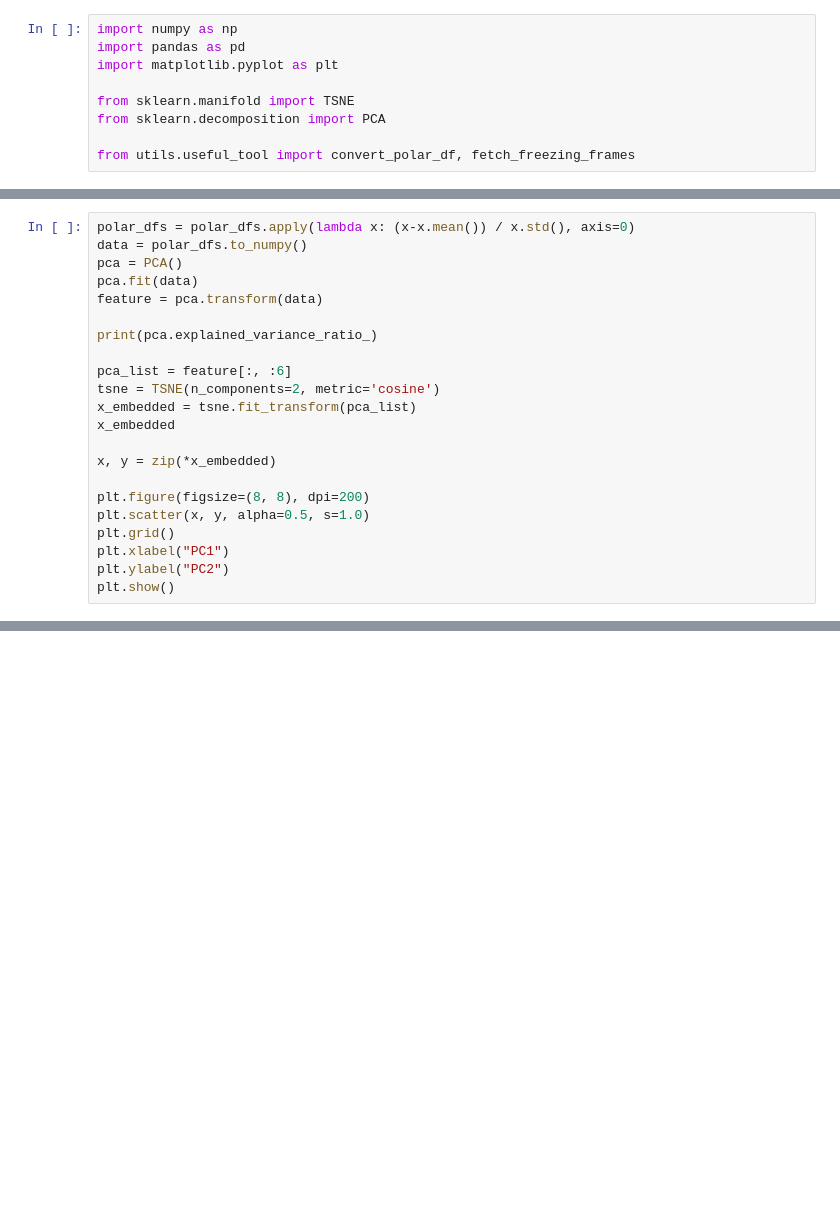
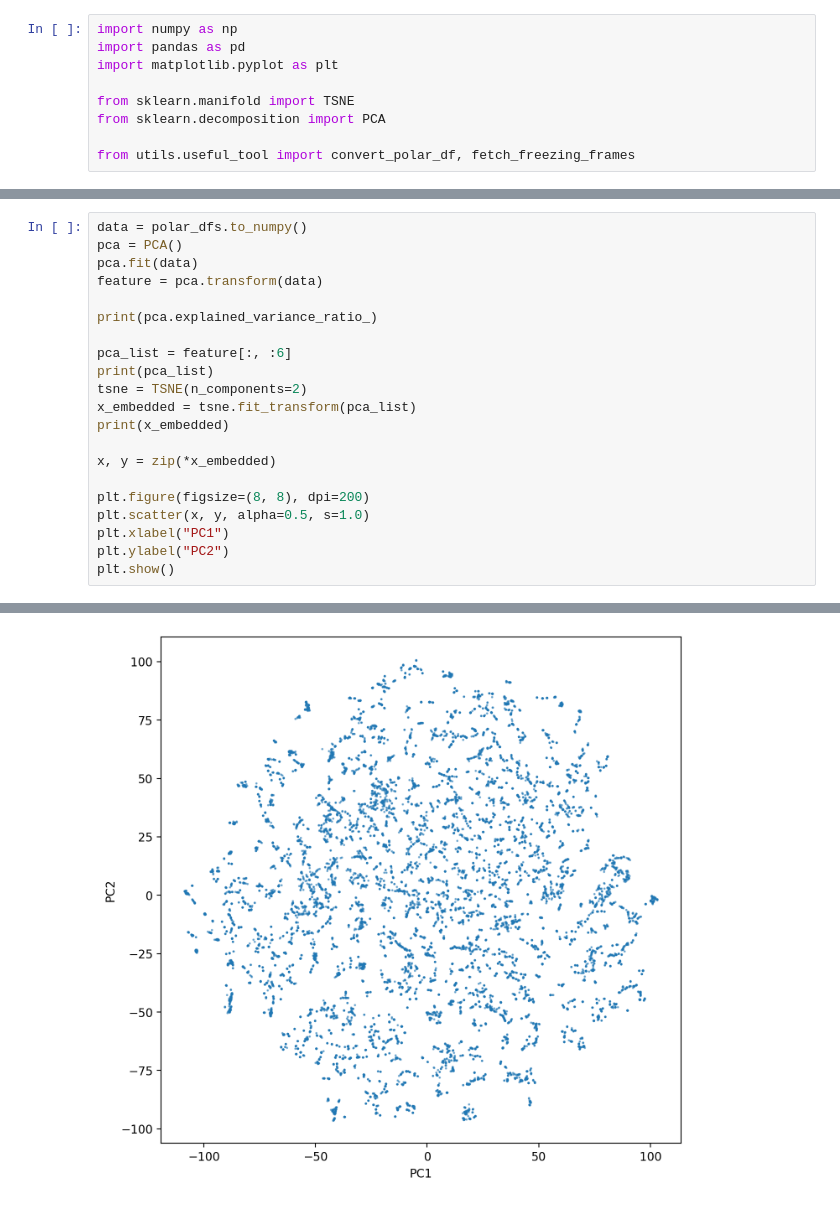
Before and after one commit to m11o/lablib-notebook, a Jupyter notebook: notebooks/fluorine/extinction_estimation_for_all.ipynb, the cells around one changed output, grey strips where cells are left out. Cells and saved outputs as stored; diff of their text form; blank space fills up the shorter version.

```diff
--- a/notebooks/fluorine/extinction_estimation_for_all.ipynb
+++ b/notebooks/fluorine/extinction_estimation_for_all.ipynb
@@ -51,5 +75,4 @@ polar_dfs
 # %%
-polar_dfs = polar_dfs.apply(lambda x: (x-x.mean()) / x.std(), axis=0)
 data = polar_dfs.to_numpy()
 pca = PCA()
 pca.fit(data)
@@ -58,15 +81,15 @@ feature = pca.transform(data)
 print(pca.explained_variance_ratio_)
 
 pca_list = feature[:, :6]
-tsne = TSNE(n_components=2, metric='cosine')
+print(pca_list)
+tsne = TSNE(n_components=2)
 x_embedded = tsne.fit_transform(pca_list)
-x_embedded
+print(x_embedded)
 
 x, y = zip(*x_embedded)
 
 plt.figure(figsize=(8, 8), dpi=200)
 plt.scatter(x, y, alpha=0.5, s=1.0)
-plt.grid()
 plt.xlabel("PC1")
 plt.ylabel("PC2")
 plt.show()
@@ -78,0 +116 @@ plt.show()
+[figure, added]
```
Also changed, not shown: parts of 13 cells of this notebook.
